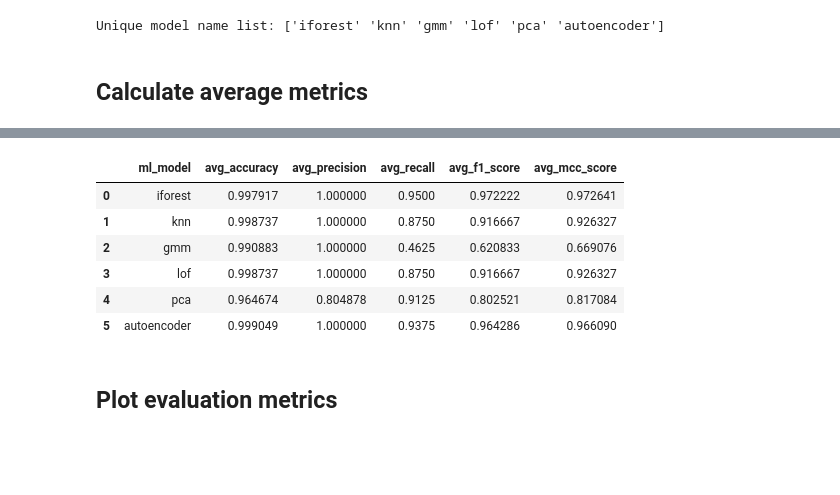
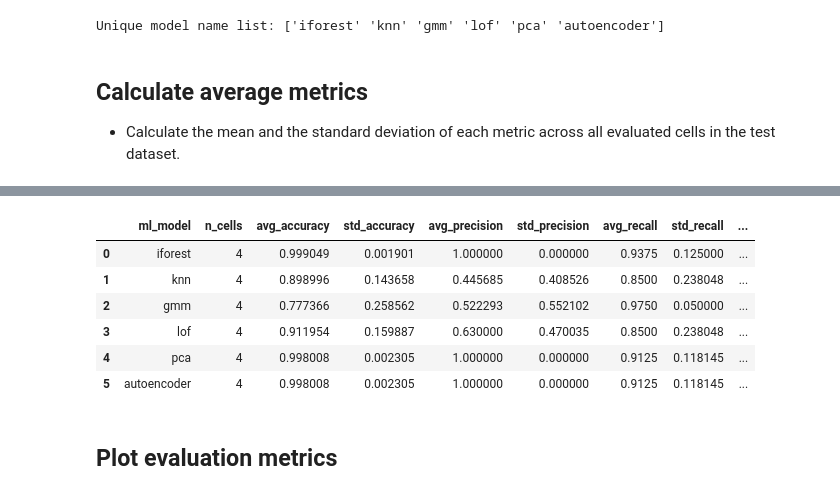
Before and after one commit to meichinpang/osbad, a Jupyter notebook: machine_learning/hp_tuning_with_transfer_learning/tohoku_data_source/ml_07_compare_metrics.ipynb, the cells around one changed output, grey strips where cells are left out. Cells and saved outputs as stored; diff of their text form; code cells hidden in the pictures; blank space fills up the shorter version.

Commit message:
feat: add compare metrics notebook for transfer learning method for tohoku dataset with figures and excel reporting mean and std for all models

```diff
--- a/machine_learning/hp_tuning_with_transfer_learning/tohoku_data_source/ml_07_compare_metrics.ipynb
+++ b/machine_learning/hp_tuning_with_transfer_learning/tohoku_data_source/ml_07_compare_metrics.ipynb
@@ -326,58 +262,12 @@ print(f"Unique model name list: {unique_model_namelist}")
 Unique model name list: ['iforest' 'knn' 'gmm' 'lof' 'pca' 'autoencoder']
 # %% [markdown]
 ## Calculate average metrics
+
+* Calculate the mean and the standard deviation of each metric across all evaluated cells in the test dataset.
 # %%
-test_eval_metrics_all_models_list = []
+df_compare_metrics_test = modval.summarize_eval_metrics(
+    df_eval_metrics=df_eval_metrics_test)
 
-avg_accuracy_testdict = {}
-avg_precision_testdict = {}
-avg_recall_testdict = {}
-avg_f1_score_testdict = {}
-avg_mcc_testdict = {}
-
-for selected_model in df_eval_metrics_test["ml_model"].unique():
-    print(f"Evaluating {selected_model}")
-
-    df_selected_model = (
-        df_eval_metrics_test[df_eval_metrics_test["ml_model"]
-        == selected_model])
-
-    avg_accuracy = np.mean(df_selected_model["accuracy"])
-    print(f"Average accuracy: {avg_accuracy}")
-    avg_accuracy_testdict.update({selected_model: avg_accuracy})
-
-    avg_precision = np.mean(df_selected_model["precision"])
-    print(f"Average precision: {avg_precision}")
-    avg_precision_testdict.update({selected_model: avg_precision})
-
-    avg_recall = np.mean(df_selected_model["recall"])
-    print(f"Average recall: {avg_recall}")
-    avg_recall_testdict.update({selected_model: avg_recall})
-
-    avg_f1_score = np.mean(df_selected_model["f1_score"])
-    print(f"Average F1 score: {avg_f1_score}")
-    avg_f1_score_testdict.update({selected_model: avg_f1_score})
-
-    avg_mcc_score = np.mean(df_selected_model["mcc_score"])
-    print(f"Average MCC score: {avg_mcc_score}")
-    avg_mcc_testdict.update({selected_model: avg_mcc_score})
-
-    print("-"*70)
-
-    eval_testdict = {
-        "ml_model": selected_model,
-        "avg_accuracy": [avg_accuracy],
-        "avg_precision": [avg_precision],
-        "avg_recall": [avg_recall],
-        "avg_f1_score": [avg_f1_score],
-        "avg_mcc_score": [avg_mcc_score]
-    }
-
-    df_eval_metrics_per_model = pd.DataFrame.from_dict(eval_testdict)
-    test_eval_metrics_all_models_list.append(df_eval_metrics_per_model)
-
-df_compare_metrics_test = pd.concat(
-    test_eval_metrics_all_models_list).reset_index(drop=True)
-
+df_compare_metrics_test.to_excel("eval_metrics_test_transfer_learning.xlsx")
 df_compare_metrics_test
 # %% [output]
@@ -401,10 +274,10 @@ Average MCC score: 0.9660895914625727
-|  | ml_model | avg_accuracy | avg_precision | avg_recall | avg_f1_score | avg_mcc_score |
-| 0 | iforest | 0.997917 | 1.000000 | 0.9500 | 0.972222 | 0.972641 |
-| 1 | knn | 0.998737 | 1.000000 | 0.8750 | 0.916667 | 0.926327 |
-| 2 | gmm | 0.990883 | 1.000000 | 0.4625 | 0.620833 | 0.669076 |
-| 3 | lof | 0.998737 | 1.000000 | 0.8750 | 0.916667 | 0.926327 |
-| 4 | pca | 0.964674 | 0.804878 | 0.9125 | 0.802521 | 0.817084 |
-| 5 | autoencoder | 0.999049 | 1.000000 | 0.9375 | 0.964286 | 0.966090 |
+|  | ml_model | n_cells | avg_accuracy | std_accuracy | avg_precision | std_precision | avg_recall | std_recall | ... |
+| 0 | iforest | 4 | 0.999049 | 0.001901 | 1.000000 | 0.000000 | 0.9375 | 0.125000 | ... |
+| 1 | knn | 4 | 0.898996 | 0.143658 | 0.445685 | 0.408526 | 0.8500 | 0.238048 | ... |
+| 2 | gmm | 4 | 0.777366 | 0.258562 | 0.522293 | 0.552102 | 0.9750 | 0.050000 | ... |
+| 3 | lof | 4 | 0.911954 | 0.159887 | 0.630000 | 0.470035 | 0.8500 | 0.238048 | ... |
+| 4 | pca | 4 | 0.998008 | 0.002305 | 1.000000 | 0.000000 | 0.9125 | 0.118145 | ... |
+| 5 | autoencoder | 4 | 0.998008 | 0.002305 | 1.000000 | 0.000000 | 0.9125 | 0.118145 | ... |
 # %% [markdown]
 ## Plot evaluation metrics
 # %%
```
Also changed, not shown: parts of 8 cells of this notebook, 4 other files.
